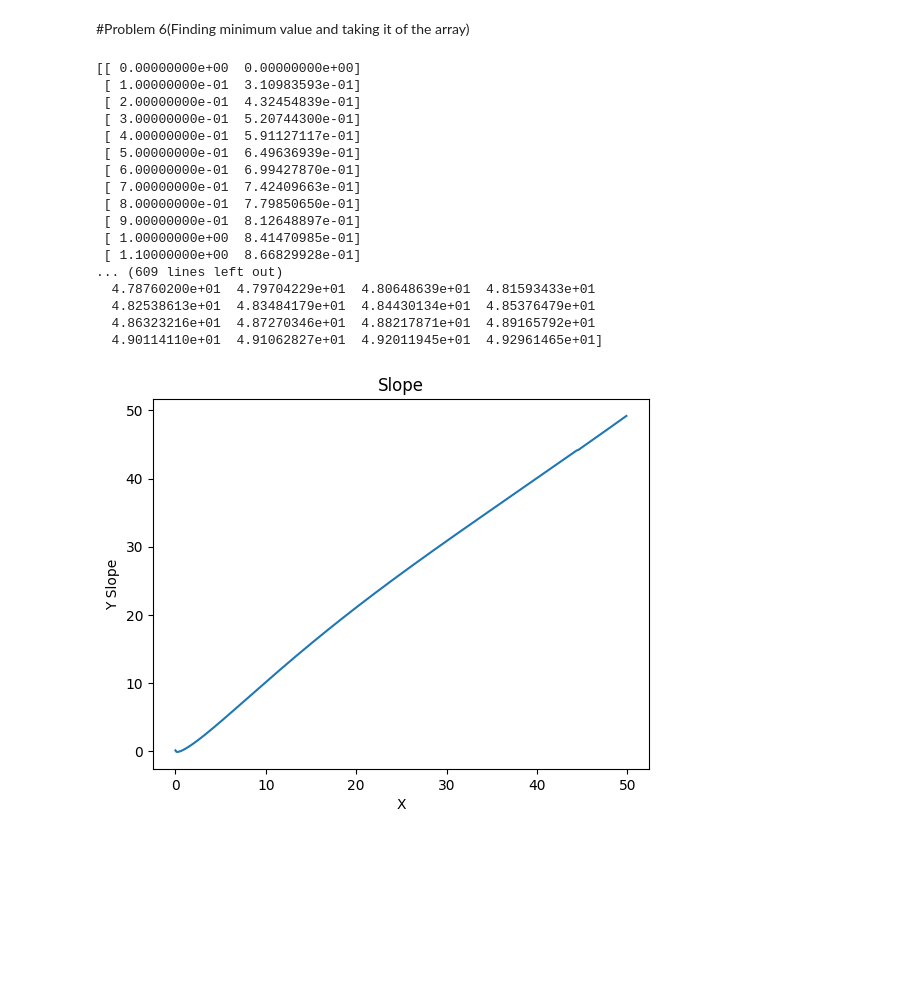
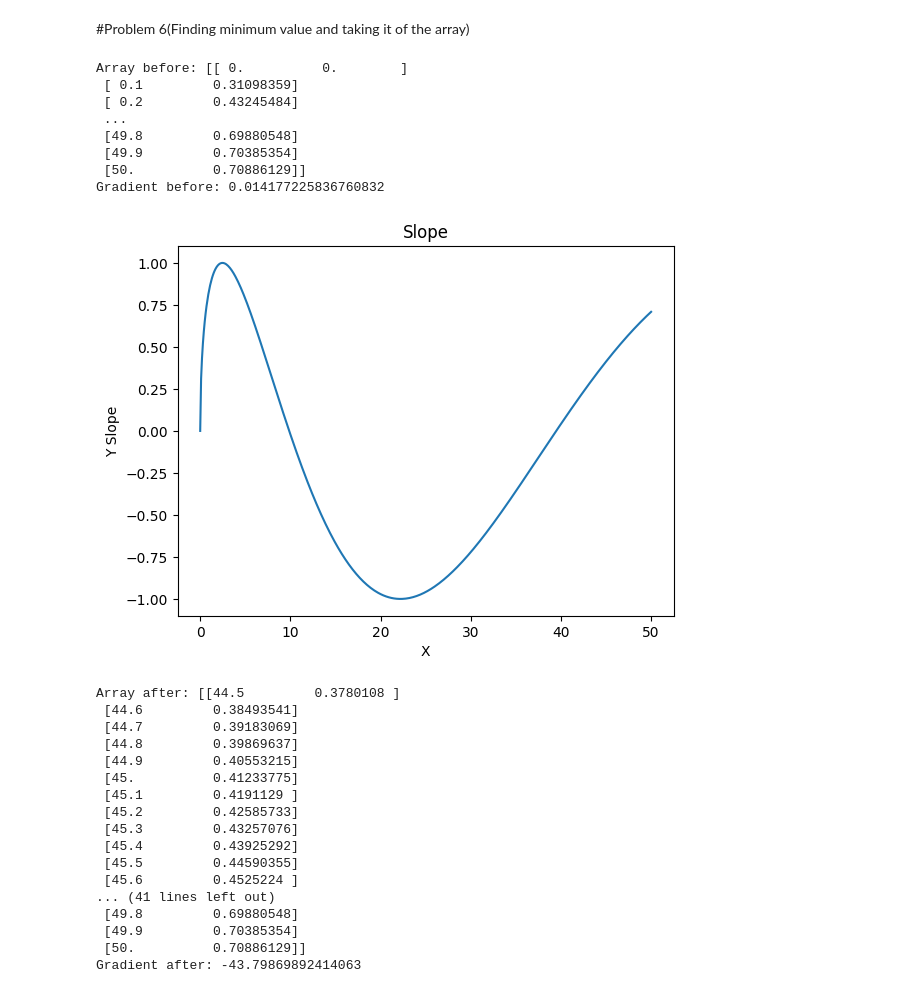
Before and after one commit to snitraM4500/AI_Course_Comprehensive_exercises, a Jupyter notebook: two_dimension_and_gradient/two_dimension_and_gradient.ipynb, the cells around one changed output. Cells and saved outputs as stored; diff of their text form; code cells hidden in the pictures; blank space fills up the shorter version.

```diff
--- a/two_dimension_and_gradient/two_dimension_and_gradient.ipynb
+++ b/two_dimension_and_gradient/two_dimension_and_gradient.ipynb
@@ -203,26 +167,41 @@ plotShow(news[0:,0],grad)
 # %% [markdown]
 #Problem 6(Finding minimum value and taking it of the array)
-# %%
-news=np.delete(news, np.argmin(news), axis=0)
-print(news)
-print(grad)
-plotShow(news[0:,0],grad[:-1])
-# %% [output]
-[[ 0.00000000e+00  0.00000000e+00]
- [ 1.00000000e-01  3.10983593e-01]
- [ 2.00000000e-01  4.32454839e-01]
- [ 3.00000000e-01  5.20744300e-01]
- [ 4.00000000e-01  5.91127117e-01]
- [ 5.00000000e-01  6.49636939e-01]
- [ 6.00000000e-01  6.99427870e-01]
- [ 7.00000000e-01  7.42409663e-01]
- [ 8.00000000e-01  7.79850650e-01]
- [ 9.00000000e-01  8.12648897e-01]
- [ 1.00000000e+00  8.41470985e-01]
- [ 1.10000000e+00  8.66829928e-01]
-... (609 lines left out)
-  4.78760200e+01  4.79704229e+01  4.80648639e+01  4.81593433e+01
-  4.82538613e+01  4.83484179e+01  4.84430134e+01  4.85376479e+01
-  4.86323216e+01  4.87270346e+01  4.88217871e+01  4.89165792e+01
-  4.90114110e+01  4.91062827e+01  4.92011945e+01  4.92961465e+01]
-[figure, removed]
+# %%
+news,grad=compute_gradient(4)
+print("Array before:",news)
+print("Gradient before:",grad)
+plotShow(news[0:,0],news[0:,1])
+
+newValues=news[445:]
+newGrad=newValues[len(newValues)-1][1]-newValues[0][1]/newValues[len(newValues)-1][0]-newValues[0][0]
+print("Array after:",newValues)
+print("Gradient after:",newGrad)
+
+plotShow(newValues[0:,0],newValues[0:,1])
+# %% [output]
+Array before: [[ 0.          0.        ]
+ [ 0.1         0.31098359]
+ [ 0.2         0.43245484]
+ ...
+ [49.8         0.69880548]
+ [49.9         0.70385354]
+ [50.          0.70886129]]
+Gradient before: 0.014177225836760832
+[figure, added]
+Array after: [[44.5         0.3780108 ]
+ [44.6         0.38493541]
+ [44.7         0.39183069]
+ [44.8         0.39869637]
+ [44.9         0.40553215]
+ [45.          0.41233775]
+ [45.1         0.4191129 ]
+ [45.2         0.42585733]
+ [45.3         0.43257076]
+ [45.4         0.43925292]
+ [45.5         0.44590355]
+ [45.6         0.4525224 ]
+... (41 lines left out)
+ [49.8         0.69880548]
+ [49.9         0.70385354]
+ [50.          0.70886129]]
+Gradient after: -43.79869892414063
```
Also changed, not shown: parts of 9 cells of this notebook.
